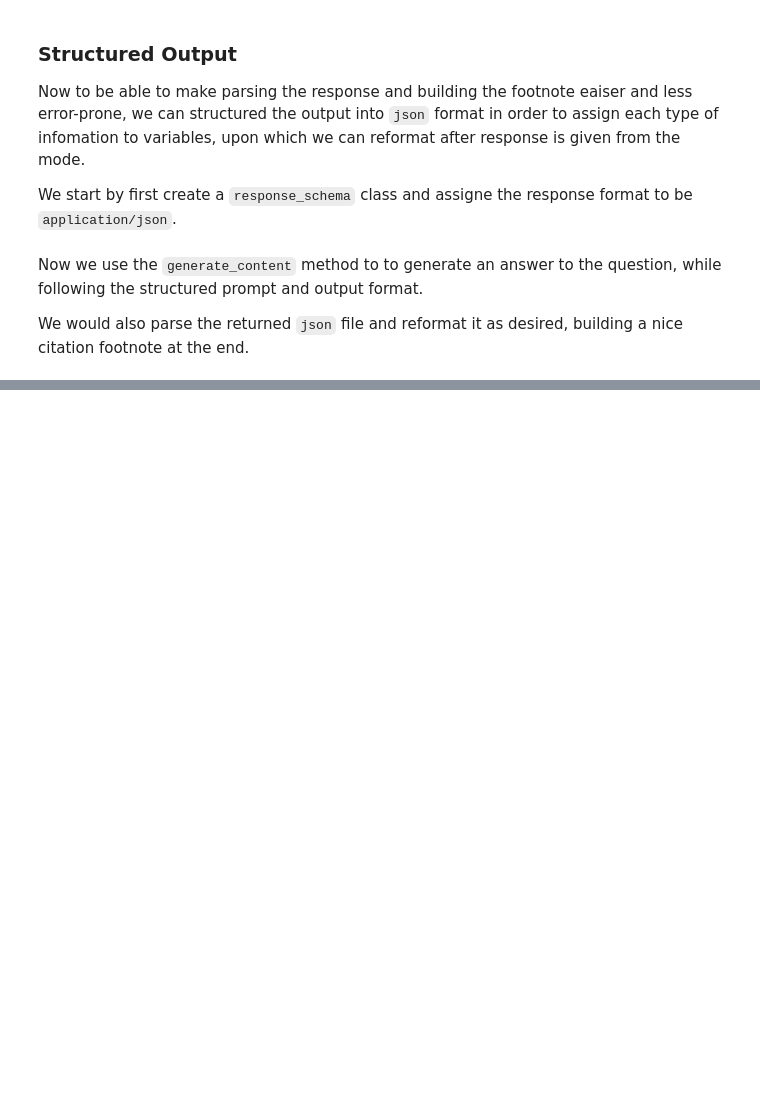
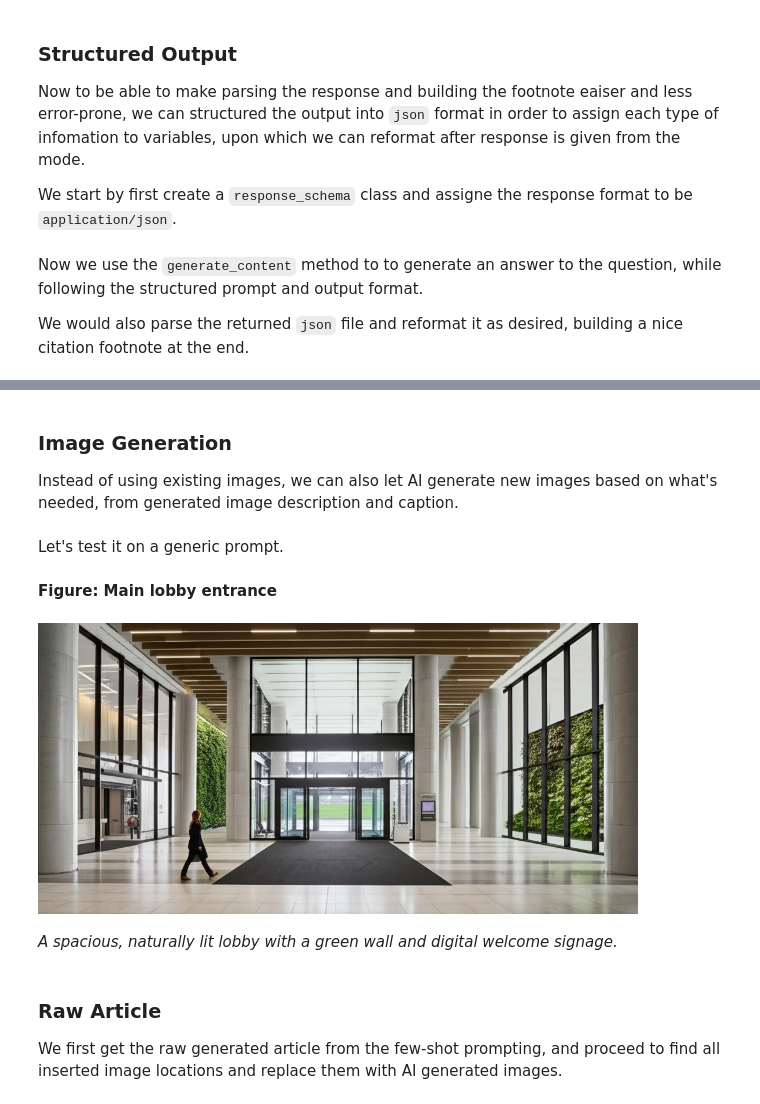
Before and after one commit to warm-july/Project-Bridge-AEC-RAG, a Jupyter notebook: notebooks/google-gen-ai-capstone-2025-project-bridge.ipynb, the cells around one changed output, grey strips where cells are left out. Cells and saved outputs as stored; diff of their text form; code cells hidden in the pictures; blank space fills up the shorter version.

```diff
--- a/notebooks/google-gen-ai-capstone-2025-project-bridge.ipynb
+++ b/notebooks/google-gen-ai-capstone-2025-project-bridge.ipynb
@@ -390,8 +525,6 @@ For media inquiries, email [media@gensler.com](https://www.gensler.com/blog/).
 # %% [markdown]
 Next we can generate the summary and reverse prompt for each article and add it to the metadata list.
 # %%
-summary = 'Summarize the article in one sentence clearly.'
-
 reverse_prompt = """\
 Given this article, reverse engineer it into a one sentence prompt that would have generate this article.
 Keep the sentence clear, similar to the structure below:
@@ -412,8 +545,7 @@ def summarise_doc(request: str, document_file: str) -> str:
   return response.text.strip() # Remove \n and other white spaces
 
 # Add summary to metadata
-for i, doc in enumerate(parsed_docs):
-    metadatas[i]['summary'] = summarise_doc(summary, doc)
+for i, doc in tqdm(enumerate(parsed_docs), total=len(parsed_docs), desc="📝 Generating summaries and prompts"):
     metadatas[i]['prompt'] = summarise_doc(reverse_prompt, doc)
 
 display(Markdown(metadata_to_table(metadatas[0])))  # Preview metadata of the first doc in table format
@@ -958,0 +1136,26 @@ When designing for a return to the office space, it's important to consider seve
+# %%
+new_query = "Give a list of important insights and numbers related to workplace trend and survey."
+
+# Generate the RAG prompt using existing helper
+rag_prompt, structured_articles = build_rag_prompt(system_prompt, new_query, output_format)
+
+# Run the Gemini generation
+response = client.models.generate_content(
+    model="gemini-2.0-flash",
+    config=structured_config,
+    contents=[rag_prompt]
+)
+
+# Parse the structured result
+structured = response.parsed
+used_ids = set(structured["citations"])
+
+# Build footnotes
+footnotes = "\n".join(
+    f"[{a['ref_id']}]: [{a['title']}]({a['url']}) | Relevance: {(1 - a['distance']) * 100:.1f}%\n"
+    for a in structured_articles if a["ref_id"] in used_ids
+)
+
+# Final output display
+final_output = f"{structured['answer']}\n\n---\n**References**\n\n{footnotes}"
+display(Markdown(final_output))
@@ -958,0 +1383,4 @@ When designing for a return to the office space, it's important to consider seve
+# %% [markdown]
+### Image Generation
+
+Instead of using existing images, we can also let AI generate new images based on what's needed, from generated image description and caption.
@@ -958,0 +1429,21 @@ When designing for a return to the office space, it's important to consider seve
+# %% [markdown]
+Let's test it on a generic prompt.
+# %%
+caption = "Main lobby entrance"
+description = "A spacious, naturally lit lobby with a green wall and digital welcome signage."
+
+img_path = generate_image_and_save(caption, description)
+
+if img_path:
+    # Display it
+    display(Markdown(f"**Figure: {caption}**"))
+    display(Image(filename=img_path, width=600))
+    display(Markdown(f"*{description}*"))
+# %% [output]
+**Figure: Main lobby entrance**
+[figure, added]
+*A spacious, naturally lit lobby with a green wall and digital welcome signage.*
+# %% [markdown]
+### Raw Article
+
+We first get the raw generated article from the few-shot prompting, and proceed to find all inserted image locations and replace them with AI generated images.
```
Also changed, not shown: parts of 83 cells of this notebook.
